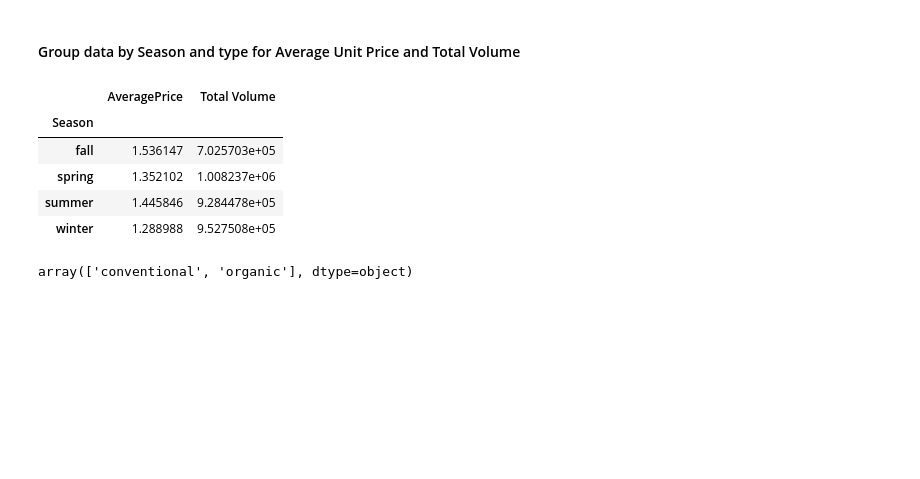
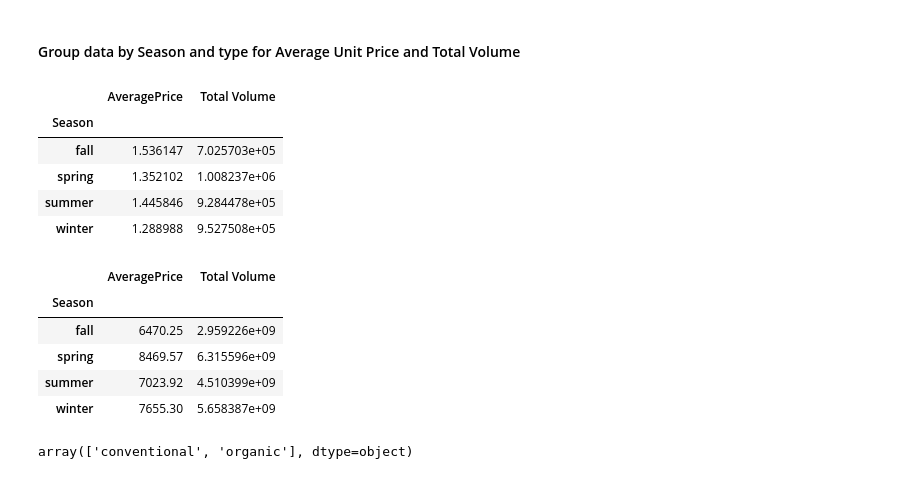
Before and after one commit to tvanwer1/Hw-1, a Jupyter notebook: Notebook/Homework-1.ipynb, the cells around one changed output. Drawn from its saved outputs; the diff is of its cells as text; code cells hidden in the pictures; blank space fills up the shorter version.

```diff
--- a/Notebook/Homework-1.ipynb
+++ b/Notebook/Homework-1.ipynb
@@ -178,6 +187,16 @@ all_data.groupby(['Season']).mean()
 | spring | 1.352102 | 1.008237e+06 |
 | summer | 1.445846 | 9.284478e+05 |
 | winter | 1.288988 | 9.527508e+05 |
+# %%
+#Interested in seeing "average_price" and "total_volume" grouped by season
+all_data.groupby(['Season']).sum()
+# %% [output]
+|  | AveragePrice | Total Volume |
+| Season |  |  |
+| fall | 6470.25 | 2.959226e+09 |
+| spring | 8469.57 | 6.315596e+09 |
+| summer | 7023.92 | 4.510399e+09 |
+| winter | 7655.30 | 5.658387e+09 |
 # %%
 all_data.type.unique()
 # %% [output]
```
Also changed, not shown: parts of 4 cells of this notebook.
